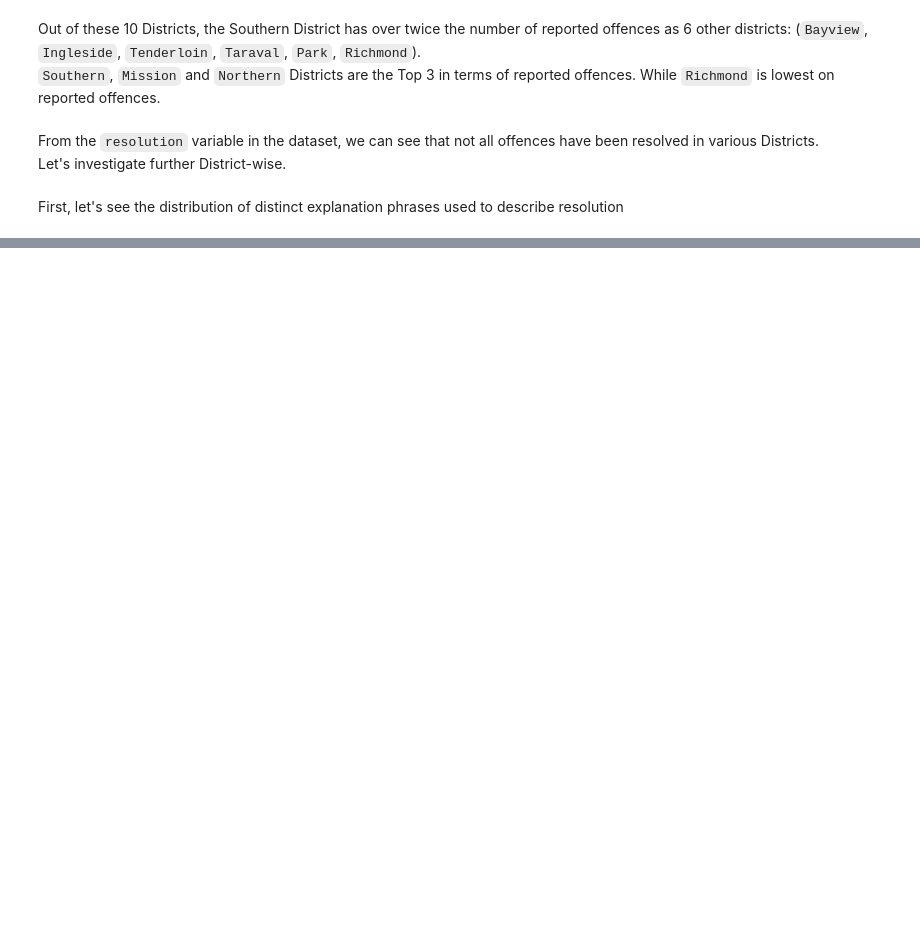
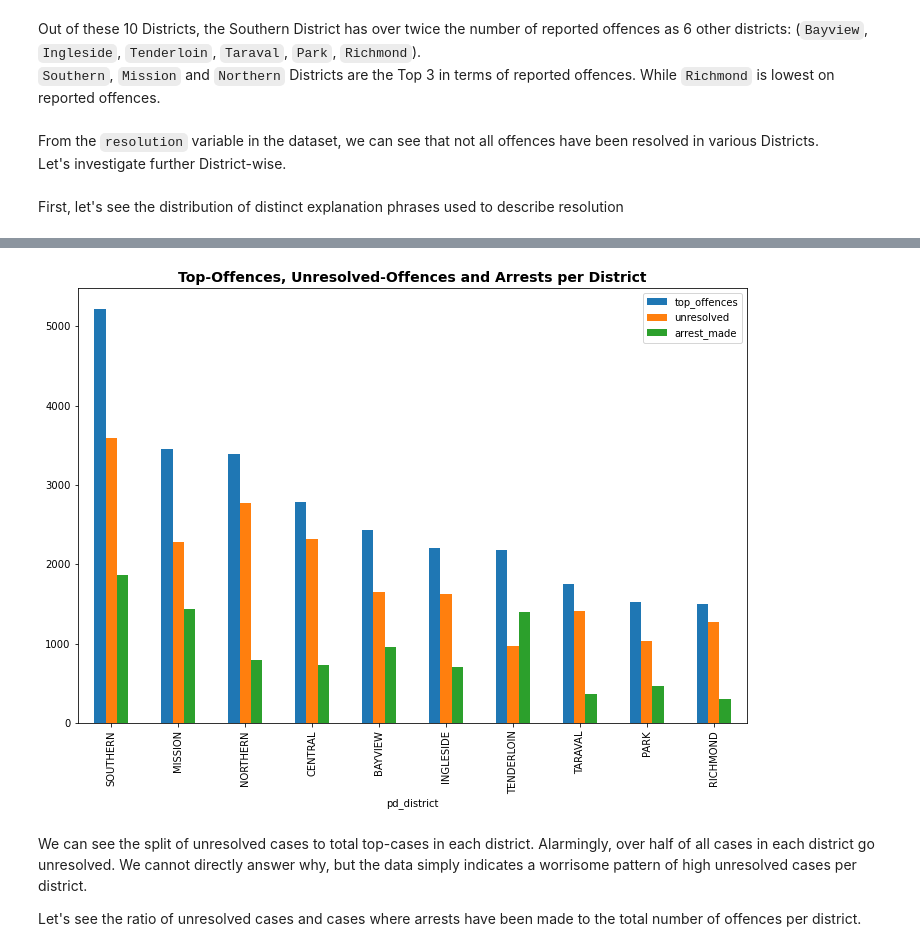
Before and after one commit to Lawrence-Krukrubo/SQL-Python_analysis_San-Francisco_Crime-Data, a Jupyter notebook: analysis1.ipynb, the cells around one changed output, grey strips where cells are left out. Saved outputs shown, nothing was run; the diff lists cells and outputs as text; code cells hidden in the pictures; blank space fills up the shorter version.

Commit message:
Docs: Updating analysis1.ipynb
Extracting total offences, unresolved offences and arrest-made offences per district

```diff
--- a/analysis1.ipynb
+++ b/analysis1.ipynb
@@ -43,6 +43,11 @@ Connected to MySQL Server version  8.0.24
 You're connected to database:  ('crime_data',)
 # %%
 def query_to_df(query):
+    """This method converts the result
+        of a SQL query to a DataFrame.
+    @param query: Is a string of valid SQL syntax
+    """
+
     st = time.time()
     # Assert Every Query ends with a semi-colon
     try:
@@ -267,0 +273,25 @@ Let's see the split of unresolved offences and offences inwhich arrests have bee
+# %%
+# First query to select Distinct Districts and top offences
+
+df1 = query_to_df(
+"WITH \
+t1 AS (SELECT DISTINCT category, COUNT(*) count FROM sf_crime_data GROUP BY 1 ORDER BY 2 DESC LIMIT 10), \
+t2 AS (SELECT DISTINCT pd_district, COUNT(*) top_offences FROM sf_crime_data WHERE category IN \
+(SELECT category FROM t1) GROUP BY 1 ORDER BY 2 DESC) \
+SELECT * FROM t2;"
+)
+
+# Second query to select Distinct Districts and unresolved offences
+
+df2 = query_to_df(
+"SELECT DISTINCT pd_district, COUNT(*) unresolved FROM sf_crime_data WHERE resolution='NONE' GROUP BY 1;"
+)
+
+# Third query to select Distinct Districts and arrest_made offences
+
+df3 = query_to_df(
+"WITH \
+t2 AS (SELECT DISTINCT pd_district, COUNT(*) arrest_made FROM sf_crime_data WHERE resolution LIKE '%ARREST%' GROUP BY 1 \
+ORDER BY 2 DESC) \
+SELECT * FROM t2;"
+)
@@ -267,0 +304,2 @@ Let's see the split of unresolved offences and offences inwhich arrests have bee
+# %%
+df = df1.set_index('pd_district').join([df2.set_index('pd_district'), df3.set_index('pd_district')])
@@ -267,0 +323,10 @@ Let's see the split of unresolved offences and offences inwhich arrests have bee
+# %%
+df.plot.bar(figsize=(12,8))
+plt.title('Top-Offences, Unresolved-Offences and Arrests per District', fontdict=fdict)
+plt.show()
+# %% [output]
+[figure, added]
+# %% [markdown]
+We can see the split of unresolved cases to total top-cases in each district. Alarmingly, over half of all cases in each district go unresolved. We cannot directly answer why, but the data simply indicates a worrisome pattern of high unresolved cases per district.
+
+Let's see the ratio of unresolved cases and cases where arrests have been made to the total number of offences per district.
```
Also changed, not shown: parts of 22 cells of this notebook.
